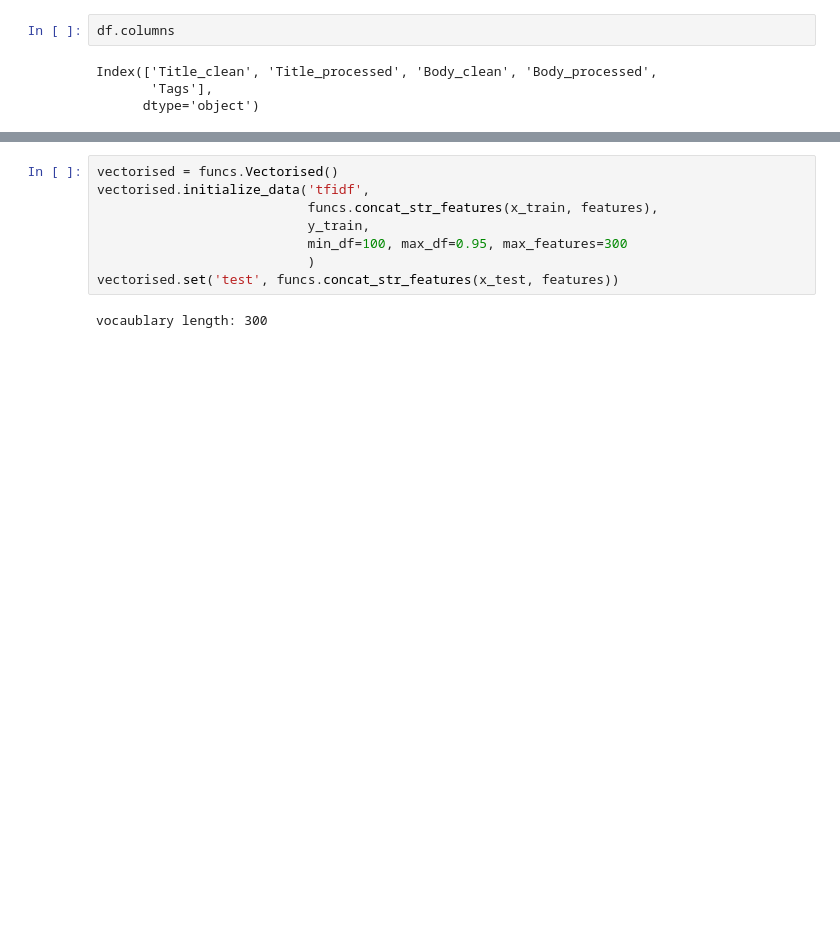
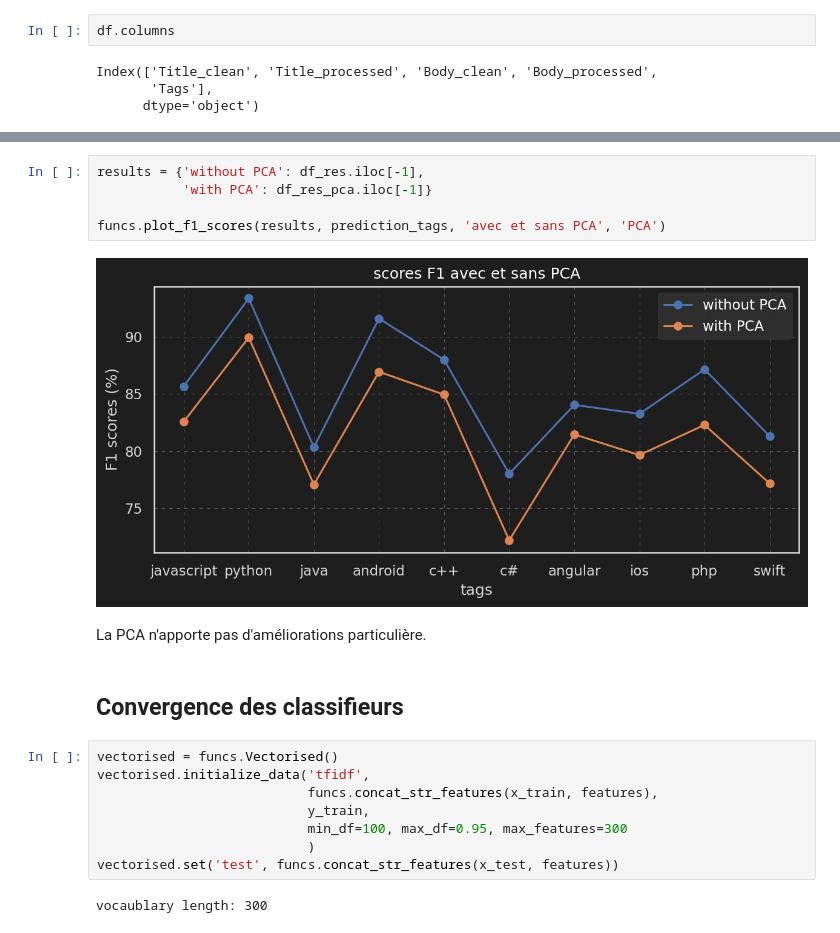
Before and after one commit to Thomas-Durand-Texte/OC-formation-Ingenieur-Machine-Learning, a Jupyter notebook: Projetcs/05_Cétégoriser_automatiquement_des_questions/notebook_essais.ipynb, the cells around one changed output, grey strips where cells are left out. Drawn from its saved outputs; the diff is of its cells as text; blank space fills up the shorter version.

```diff
--- a/Projetcs/05_Cétégoriser_automatiquement_des_questions/notebook_essais.ipynb
+++ b/Projetcs/05_Cétégoriser_automatiquement_des_questions/notebook_essais.ipynb
@@ -108,3 +191,14 @@ features = ['Title_processed', 'Body_processed']
+# %%
+results = {'without PCA': df_res.iloc[-1],
+           'with PCA': df_res_pca.iloc[-1]}
+
+funcs.plot_f1_scores(results, prediction_tags, 'avec et sans PCA', 'PCA')
+# %% [output]
+[figure, added]
+# %% [markdown]
+La PCA n'apporte pas d'améliorations particulière.
+# %% [markdown]
+## Convergence des classifieurs
 # %%
 vectorised = funcs.Vectorised()
 vectorised.initialize_data('tfidf',
```
Also changed, not shown: parts of 78 cells of this notebook, 16 other files.
